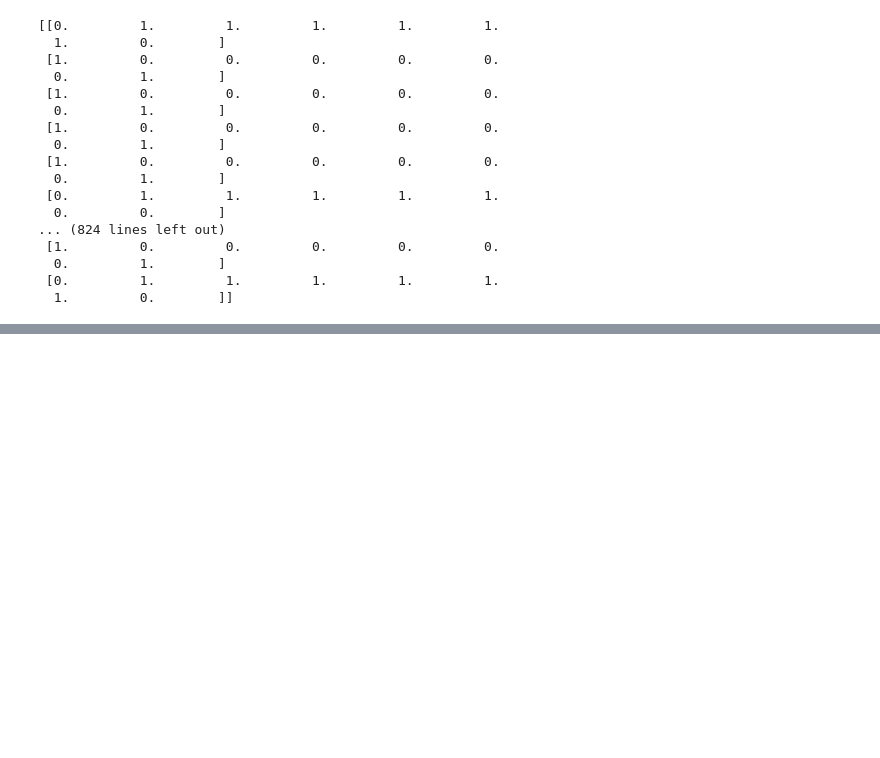
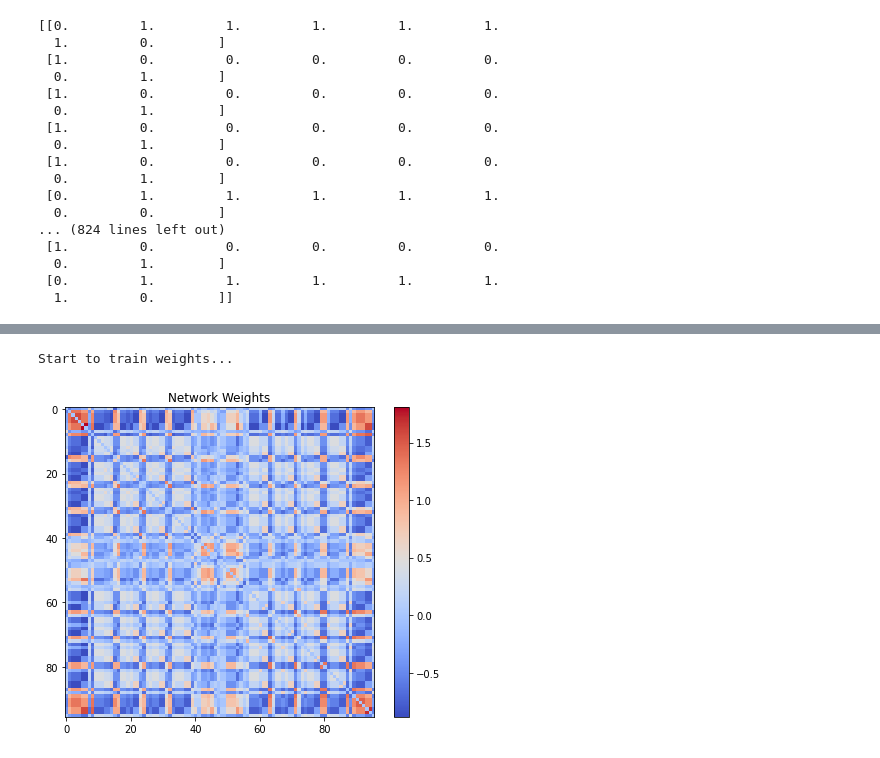
Before and after one commit to mikolasan/ai_sandbox, a Jupyter notebook: arc/hopfield.ipynb, the cells around one changed output, grey strips where cells are left out. Saved outputs shown, nothing was run; the diff lists cells and outputs as text; code cells hidden in the pictures; blank space fills up the shorter version.

Commit message:
Add a model

```diff
--- a/arc/hopfield.ipynb
+++ b/arc/hopfield.ipynb
@@ -219,0 +323,9 @@ plt.show()
+# %%
+model = HopfieldNetwork()
+model.train_weights(arrays)
+# %% [output]
+Start to train weights...
+# %%
+model.plot_weights()
+# %% [output]
+[figure, added]
```
Also changed, not shown: parts of 5 cells of this notebook.
